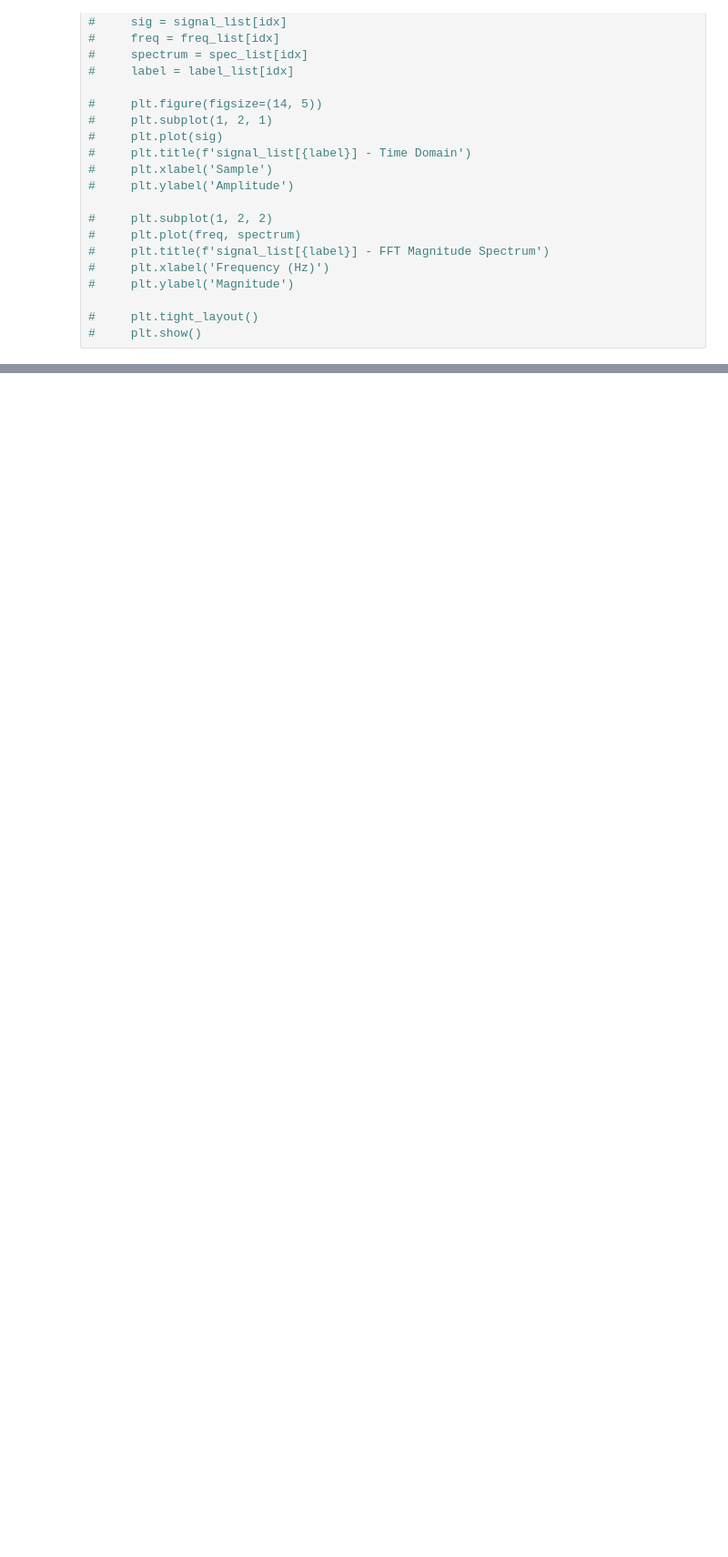
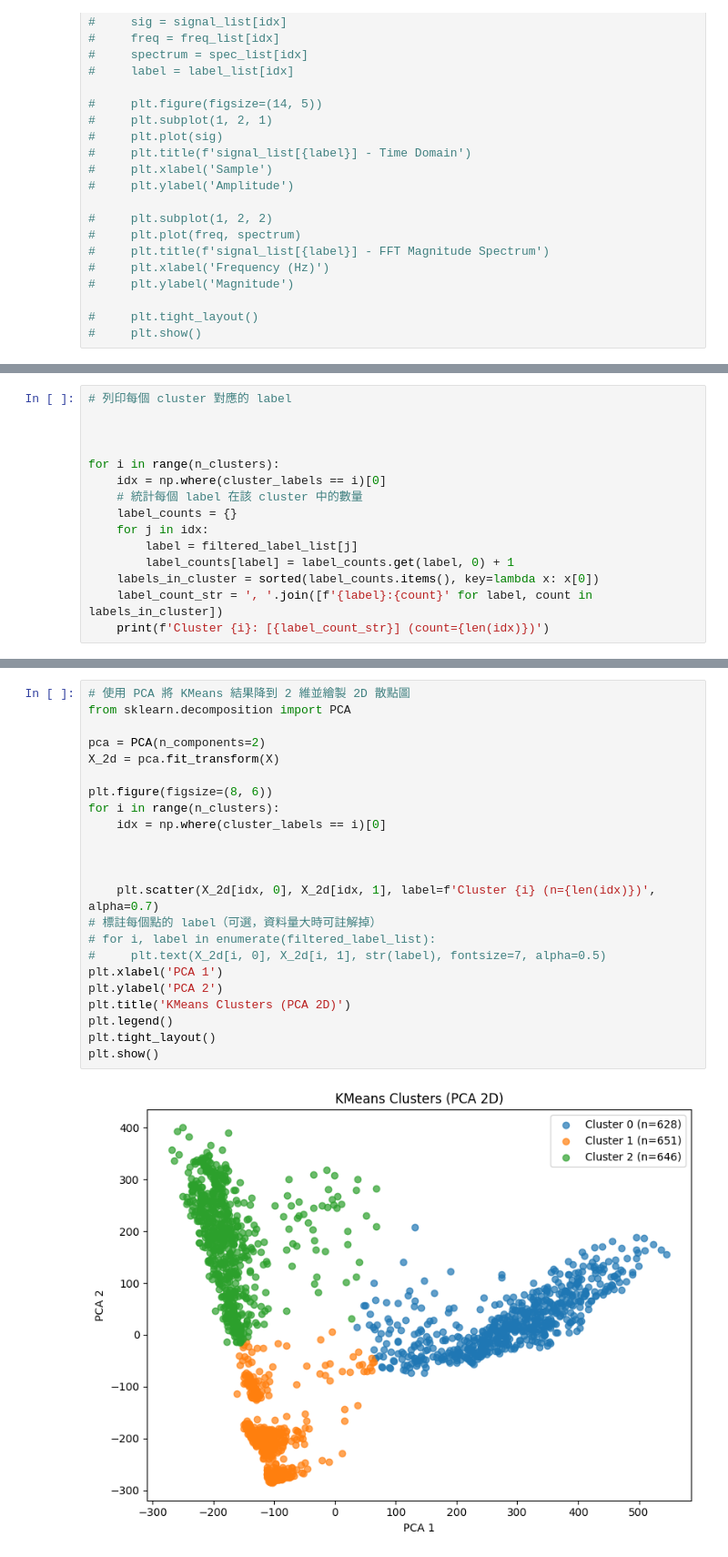
Before and after one commit to FFXa1442/STM32-Oscilloscope-Application-V1, a Jupyter notebook: data_manual_filter.ipynb, the cells around one changed output, grey strips where cells are left out. Shown at 91% size. Cells and saved outputs as stored; diff of their text form; blank space fills up the shorter version.

```diff
--- a/data_manual_filter.ipynb
+++ b/data_manual_filter.ipynb
@@ -265,0 +339,15 @@ plot_spectrum(
+# %%
+# 列印每個 cluster 對應的 label
+
+
+
+for i in range(n_clusters):
+    idx = np.where(cluster_labels == i)[0]
+    # 統計每個 label 在該 cluster 中的數量
+    label_counts = {}
+    for j in idx:
+        label = filtered_label_list[j]
+        label_counts[label] = label_counts.get(label, 0) + 1
+    labels_in_cluster = sorted(label_counts.items(), key=lambda x: x[0])
+    label_count_str = ', '.join([f'{label}:{count}' for label, count in labels_in_cluster])
+    print(f'Cluster {i}: [{label_count_str}] (count={len(idx)})')
@@ -265,0 +358,25 @@ plot_spectrum(
+# %%
+# 使用 PCA 將 KMeans 結果降到 2 維並繪製 2D 散點圖
+from sklearn.decomposition import PCA
+
+pca = PCA(n_components=2)
+X_2d = pca.fit_transform(X)
+
+plt.figure(figsize=(8, 6))
+for i in range(n_clusters):
+    idx = np.where(cluster_labels == i)[0]
+
+
+
+    plt.scatter(X_2d[idx, 0], X_2d[idx, 1], label=f'Cluster {i} (n={len(idx)})', alpha=0.7)
+# 標註每個點的 label（可選，資料量大時可註解掉）
+# for i, label in enumerate(filtered_label_list):
+#     plt.text(X_2d[i, 0], X_2d[i, 1], str(label), fontsize=7, alpha=0.5)
+plt.xlabel('PCA 1')
+plt.ylabel('PCA 2')
+plt.title('KMeans Clusters (PCA 2D)')
+plt.legend()
+plt.tight_layout()
+plt.show()
+# %% [output]
+[figure, added]
```
Also changed, not shown: parts of 12 cells of this notebook, 1 other file.
